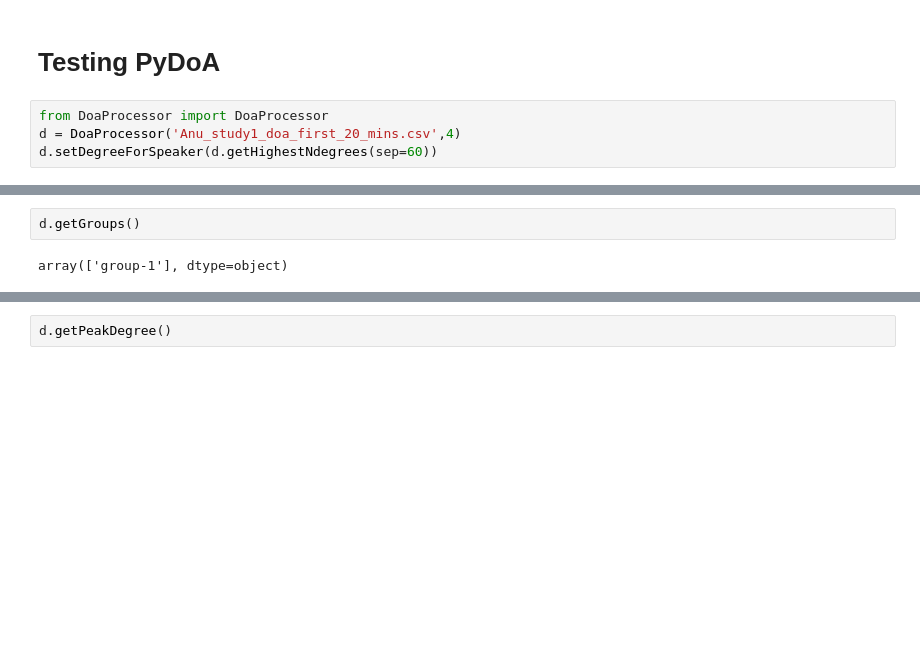
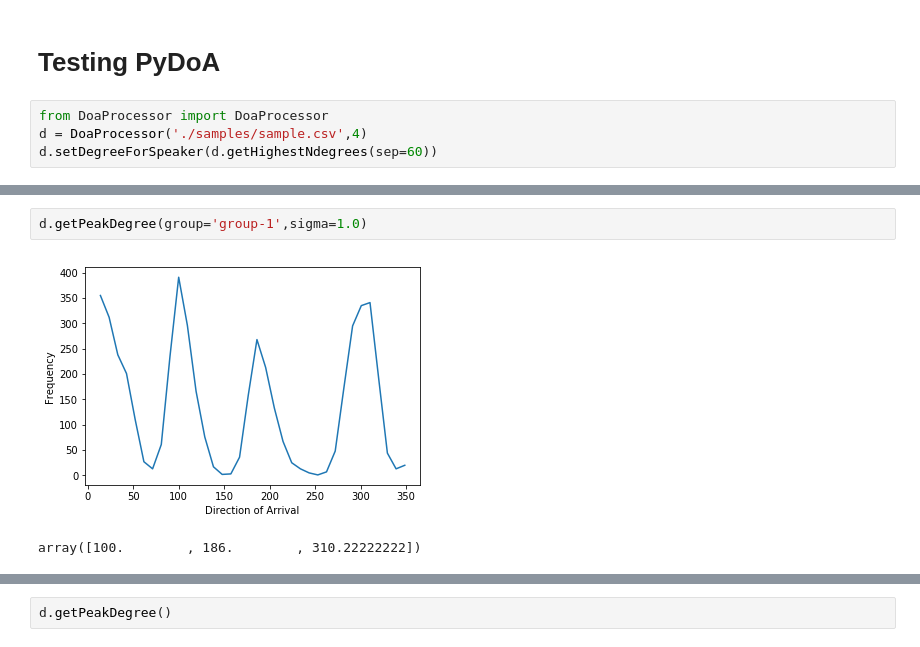
Before and after one commit to pankajchejara23/pydoa, a Jupyter notebook: Test place.ipynb, the cells around one changed output, grey strips where cells are left out. Drawn from its saved outputs; the diff is of its cells as text; blank space fills up the shorter version.

```diff
--- a/Test place.ipynb
+++ b/Test place.ipynb
@@ -60,7 +60,7 @@ array([ 31.2, 117.2, 168.8, 306.4])
 # Testing PyDoA
 # %%
 from DoaProcessor import DoaProcessor
-d = DoaProcessor('Anu_study1_doa_first_20_mins.csv',4)
+d = DoaProcessor('./samples/sample.csv',4)
 d.setDegreeForSpeaker(d.getHighestNdegrees(sep=60))
 # %% [output]
 PyDoA Library
@@ -69,5 +69,6 @@ PyDoA Library
-# %%
-d.getGroups()
-# %% [output]
-array(['group-1'], dtype=object)
+# %%
+d.getPeakDegree(group='group-1',sigma=1.0)
+# %% [output]
+[figure, added]
+array([100.        , 186.        , 310.22222222])
 # %%
```
Also changed, not shown: parts of 7 cells of this notebook, 3 other files.
